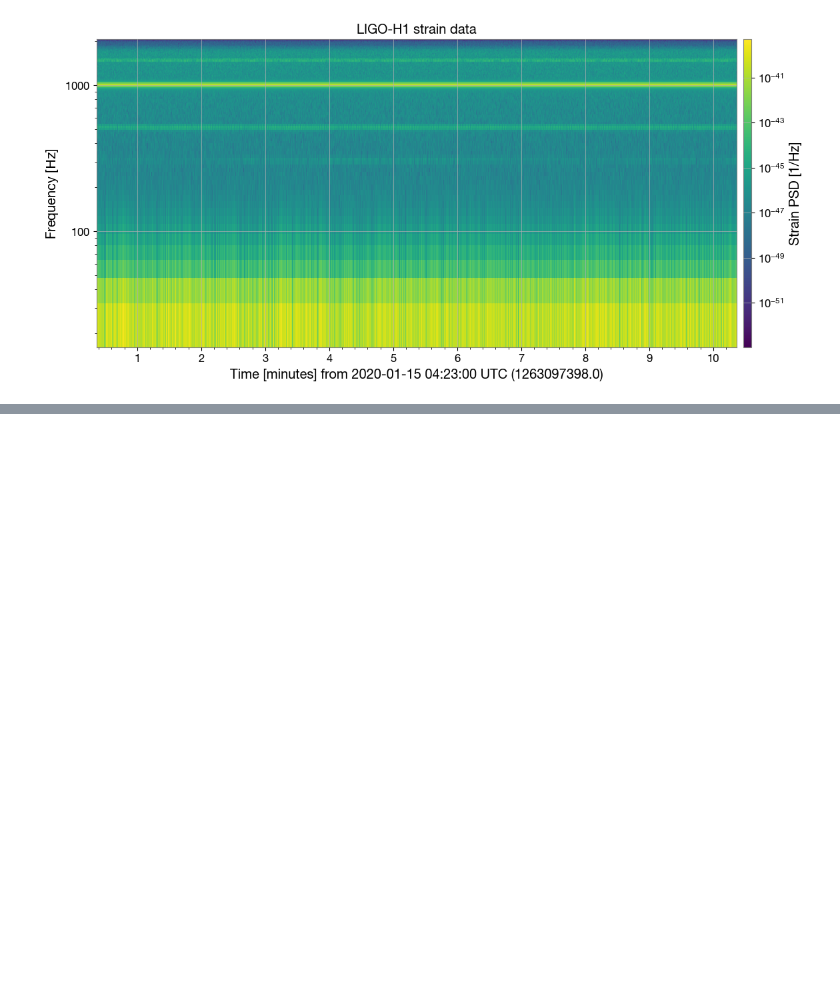
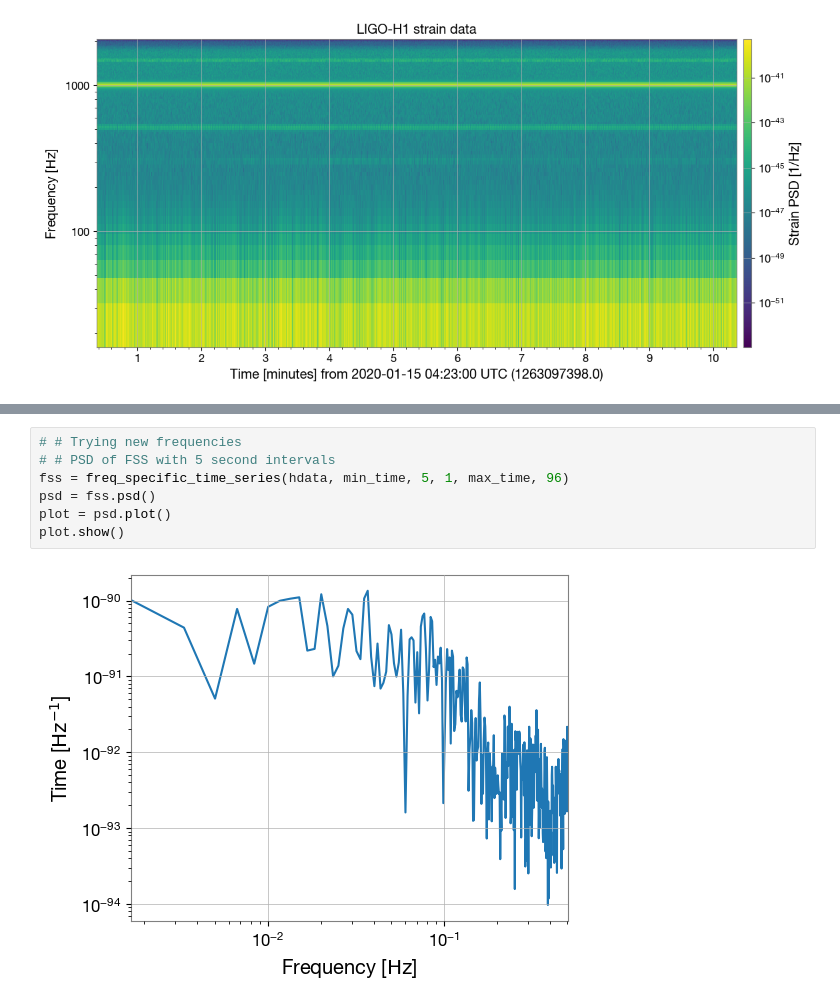
Before and after one commit to atcupps/GWInRP, a Jupyter notebook: freq_slice/freq_strain_changes.ipynb, the cells around one changed output, grey strips where cells are left out. Drawn from its saved outputs; the diff is of its cells as text; blank space fills up the shorter version.

```diff
--- a/freq_slice/freq_strain_changes.ipynb
+++ b/freq_slice/freq_strain_changes.ipynb
@@ -74,0 +104,9 @@ KEY QUESTION: How can we identify a good dt and analysis time to use?
+# %%
+# # Trying new frequencies
+# # PSD of FSS with 5 second intervals
+fss = freq_specific_time_series(hdata, min_time, 5, 1, max_time, 96)
+psd = fss.psd()
+plot = psd.plot()
+plot.show()
+# %% [output]
+[figure, added]
```
Also changed, not shown: parts of 9 cells of this notebook.
